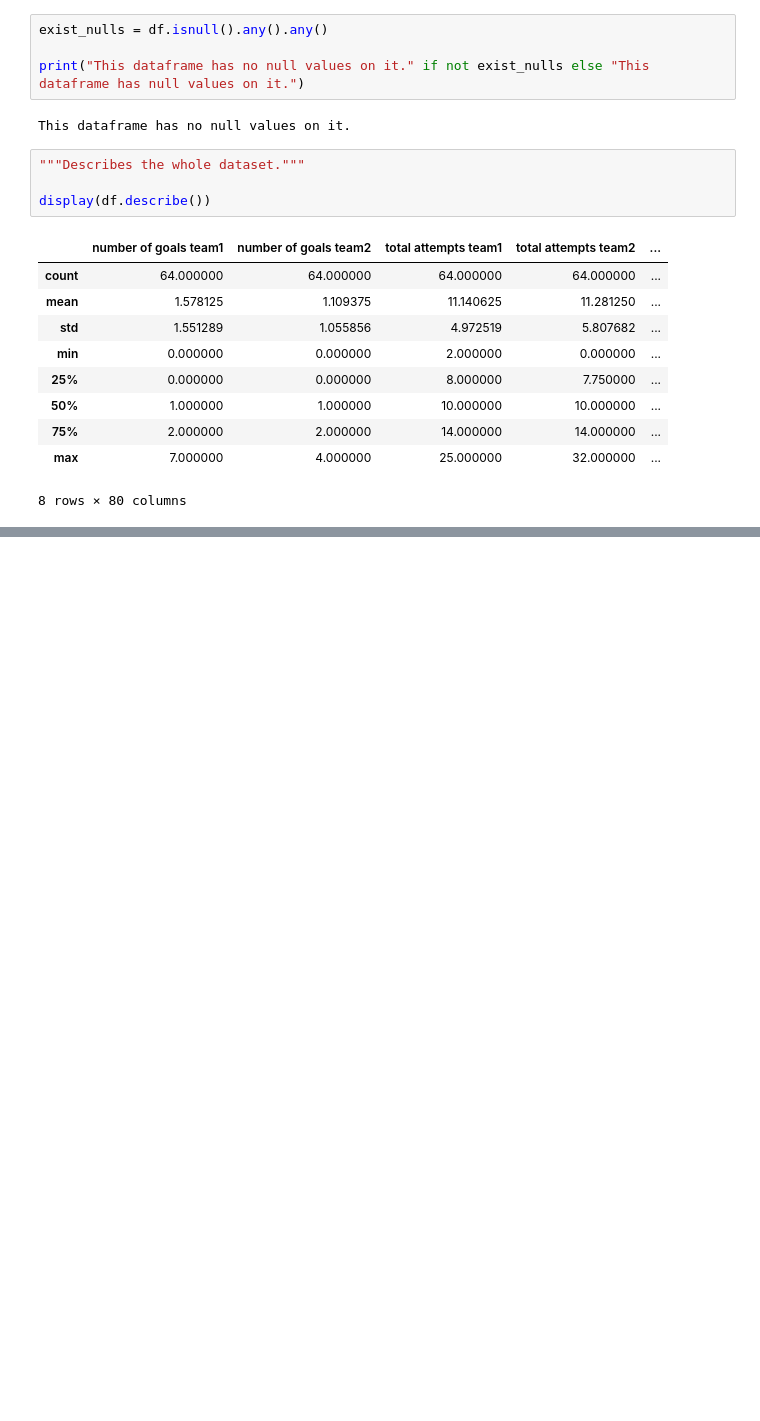
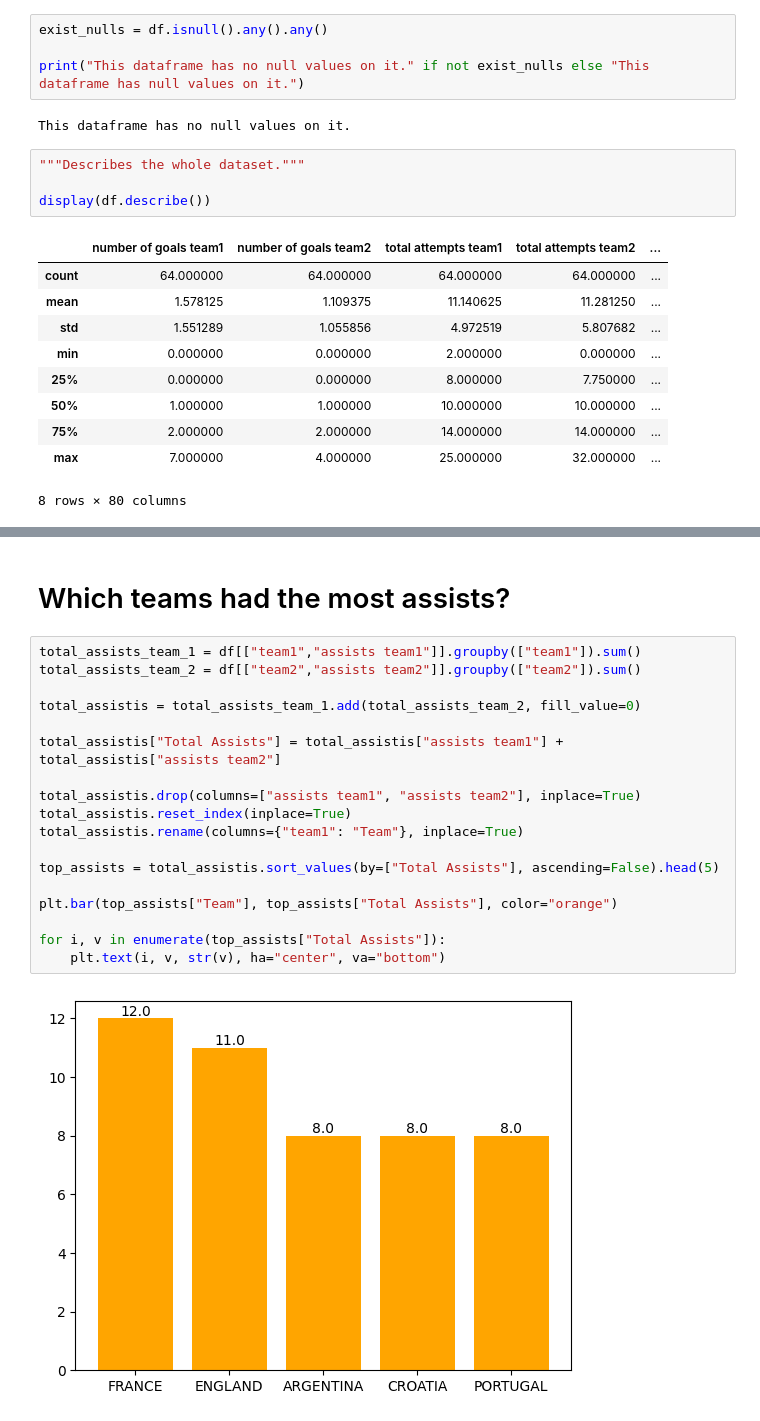
Before and after one commit to toledkrw/Aula-DataScience-Trabalho2, a Jupyter notebook: src/main.ipynb, the cells around one changed output, grey strips where cells are left out. Cells and saved outputs as stored; diff of their text form; blank space fills up the shorter version.

```diff
--- a/src/main.ipynb
+++ b/src/main.ipynb
@@ -80,0 +88,22 @@ Index(['Total Goals'], dtype='object')
+# %% [markdown]
+# Which teams had the most assists?
+# %%
+total_assists_team_1 = df[["team1","assists team1"]].groupby(["team1"]).sum()
+total_assists_team_2 = df[["team2","assists team2"]].groupby(["team2"]).sum()
+
+total_assistis = total_assists_team_1.add(total_assists_team_2, fill_value=0)
+
+total_assistis["Total Assists"] = total_assistis["assists team1"] + total_assistis["assists team2"]
+
+total_assistis.drop(columns=["assists team1", "assists team2"], inplace=True)
+total_assistis.reset_index(inplace=True)
+total_assistis.rename(columns={"team1": "Team"}, inplace=True)
+
+top_assists = total_assistis.sort_values(by=["Total Assists"], ascending=False).head(5)
+
+plt.bar(top_assists["Team"], top_assists["Total Assists"], color="orange")
+
+for i, v in enumerate(top_assists["Total Assists"]):
+    plt.text(i, v, str(v), ha="center", va="bottom")
+# %% [output]
+[figure, added]
```
Also changed, not shown: parts of 5 cells of this notebook.
